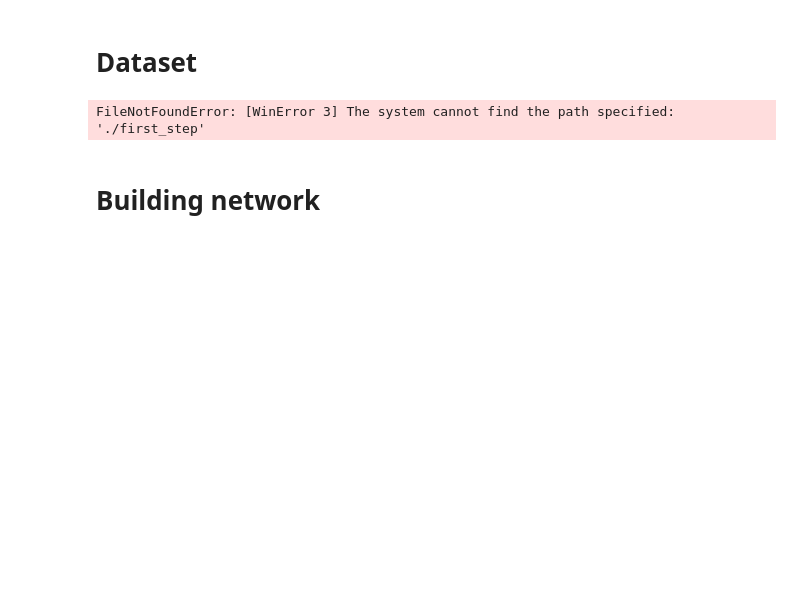
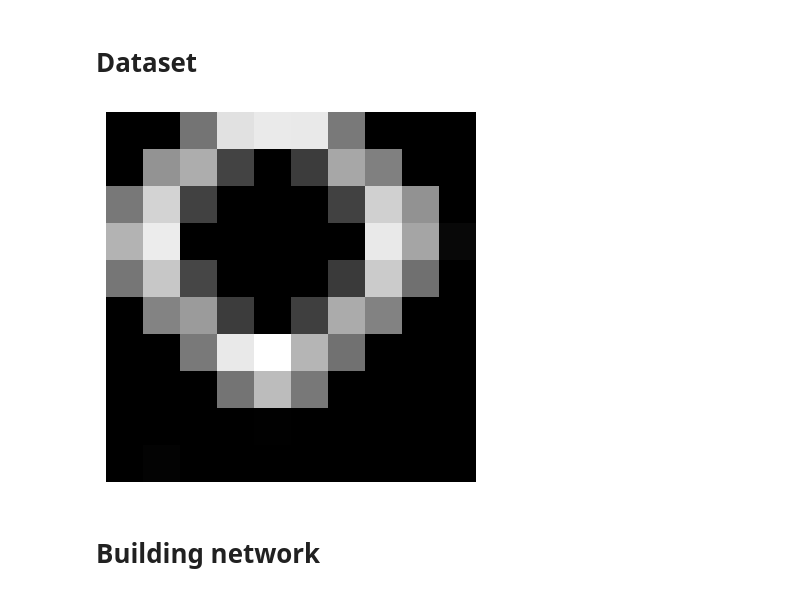
Before and after one commit to a2l5t8/CNRL-Cortical-Column, a Jupyter notebook: src/L423/implementation.ipynb, the cells around one changed output. Saved outputs shown, nothing was run; the diff lists cells and outputs as text; code cells hidden in the pictures; blank space fills up the shorter version.

```diff
--- a/src/L423/implementation.ipynb
+++ b/src/L423/implementation.ipynb
@@ -85,19 +85,20 @@ prioritize_behaviors([
 # Dataset
 # %%
 time_window = 500
+dataset_directory_path = "./first_step"
 
 transformation = transforms.Compose([
     transforms.ToTensor(),
     transforms.Grayscale(num_output_channels = 1), # not necessary
-    Conv2dFilter( DoGFilter(size = 5, sigma_1 = 4, sigma_2 = 1,zero_mean=True,one_sum=True).unsqueeze(0).unsqueeze(0)),
+    Conv2dFilter( DoGFilter(size = 5, sigma_1 = 4, sigma_2 = 1, zero_mean=True, one_sum=True).unsqueeze(0).unsqueeze(0)),
     SqueezeTransform(dim = 0),
     SimplePoisson(time_window = time_window , ratio = 2),
 ])
-dataset = torchvision.datasets.ImageFolder(root="./first_step",transform=transformation)
+dataset = torchvision.datasets.ImageFolder(root=dataset_directory_path, transform=transformation)
 dl = DataLoader(dataset,shuffle=True)
 show_image(torch.sum(dataset[1][0],0))
 # %% [output]
-FileNotFoundError: [WinError 3] The system cannot find the path specified: './first_step'
+[figure, added]
 # %% [markdown]
 # Building network
 # %% [markdown]
```
Also changed, not shown: 6 other files.
